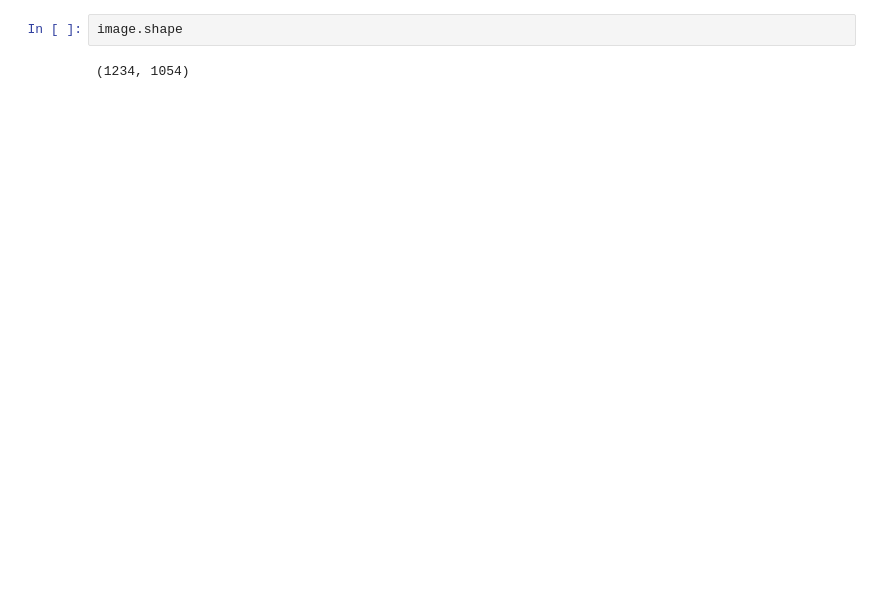
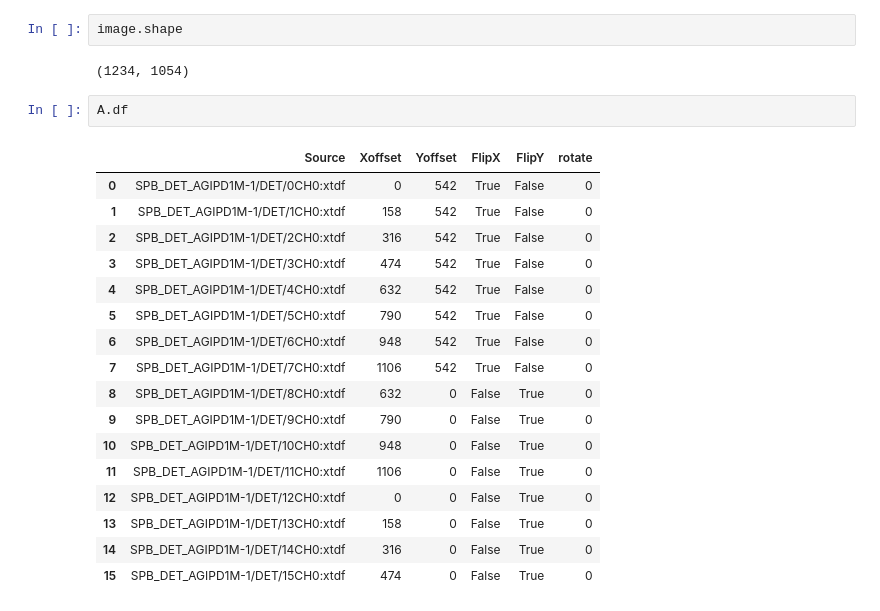
Before and after one commit to European-XFEL/geoAssembler, a Jupyter notebook: Test_optimize.ipynb, the cells around one changed output. Cells and saved outputs as stored; diff of their text form; blank space fills up the shorter version.

```diff
--- a/Test_optimize.ipynb
+++ b/Test_optimize.ipynb
@@ -55,3 +57,23 @@ np.savez('image.npz', image=image)
 image.shape
 # %% [output]
 (1234, 1054)
+# %%
+A.df
+# %% [output]
+|  | Source | Xoffset | Yoffset | FlipX | FlipY | rotate |
+| 0 | SPB_DET_AGIPD1M-1/DET/0CH0:xtdf | 0 | 542 | True | False | 0 |
+| 1 | SPB_DET_AGIPD1M-1/DET/1CH0:xtdf | 158 | 542 | True | False | 0 |
+| 2 | SPB_DET_AGIPD1M-1/DET/2CH0:xtdf | 316 | 542 | True | False | 0 |
+| 3 | SPB_DET_AGIPD1M-1/DET/3CH0:xtdf | 474 | 542 | True | False | 0 |
+| 4 | SPB_DET_AGIPD1M-1/DET/4CH0:xtdf | 632 | 542 | True | False | 0 |
+| 5 | SPB_DET_AGIPD1M-1/DET/5CH0:xtdf | 790 | 542 | True | False | 0 |
+| 6 | SPB_DET_AGIPD1M-1/DET/6CH0:xtdf | 948 | 542 | True | False | 0 |
+| 7 | SPB_DET_AGIPD1M-1/DET/7CH0:xtdf | 1106 | 542 | True | False | 0 |
+| 8 | SPB_DET_AGIPD1M-1/DET/8CH0:xtdf | 632 | 0 | False | True | 0 |
+| 9 | SPB_DET_AGIPD1M-1/DET/9CH0:xtdf | 790 | 0 | False | True | 0 |
+| 10 | SPB_DET_AGIPD1M-1/DET/10CH0:xtdf | 948 | 0 | False | True | 0 |
+| 11 | SPB_DET_AGIPD1M-1/DET/11CH0:xtdf | 1106 | 0 | False | True | 0 |
+| 12 | SPB_DET_AGIPD1M-1/DET/12CH0:xtdf | 0 | 0 | False | True | 0 |
+| 13 | SPB_DET_AGIPD1M-1/DET/13CH0:xtdf | 158 | 0 | False | True | 0 |
+| 14 | SPB_DET_AGIPD1M-1/DET/14CH0:xtdf | 316 | 0 | False | True | 0 |
+| 15 | SPB_DET_AGIPD1M-1/DET/15CH0:xtdf | 474 | 0 | False | True | 0 |
```
Also changed, not shown: parts of 6 cells of this notebook.
